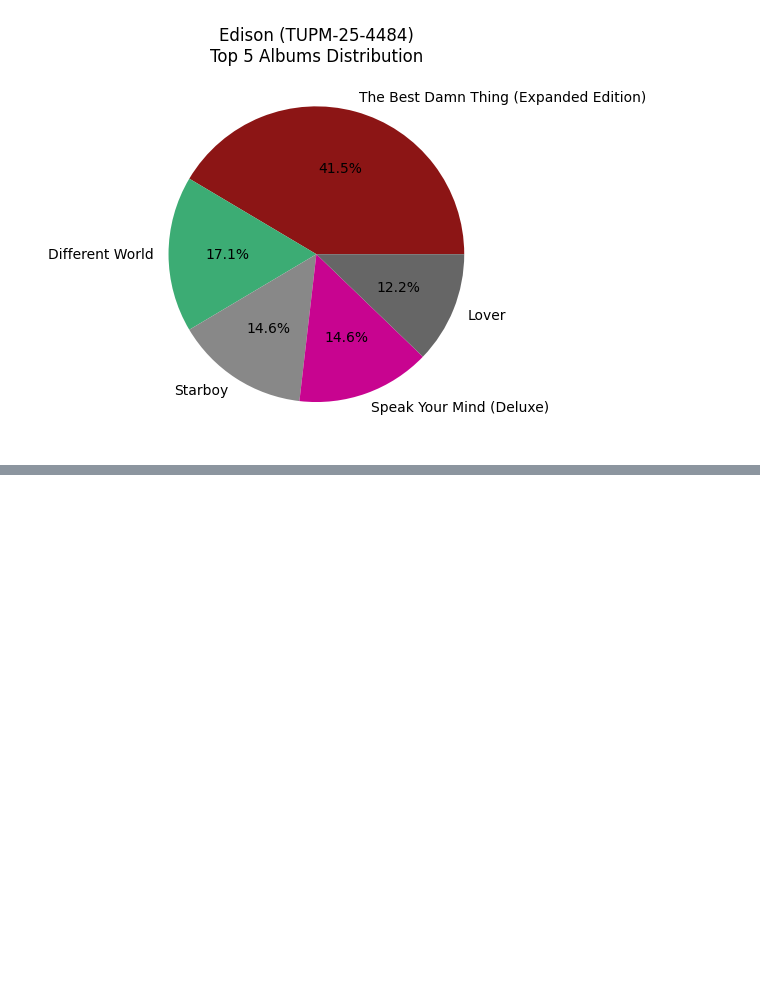
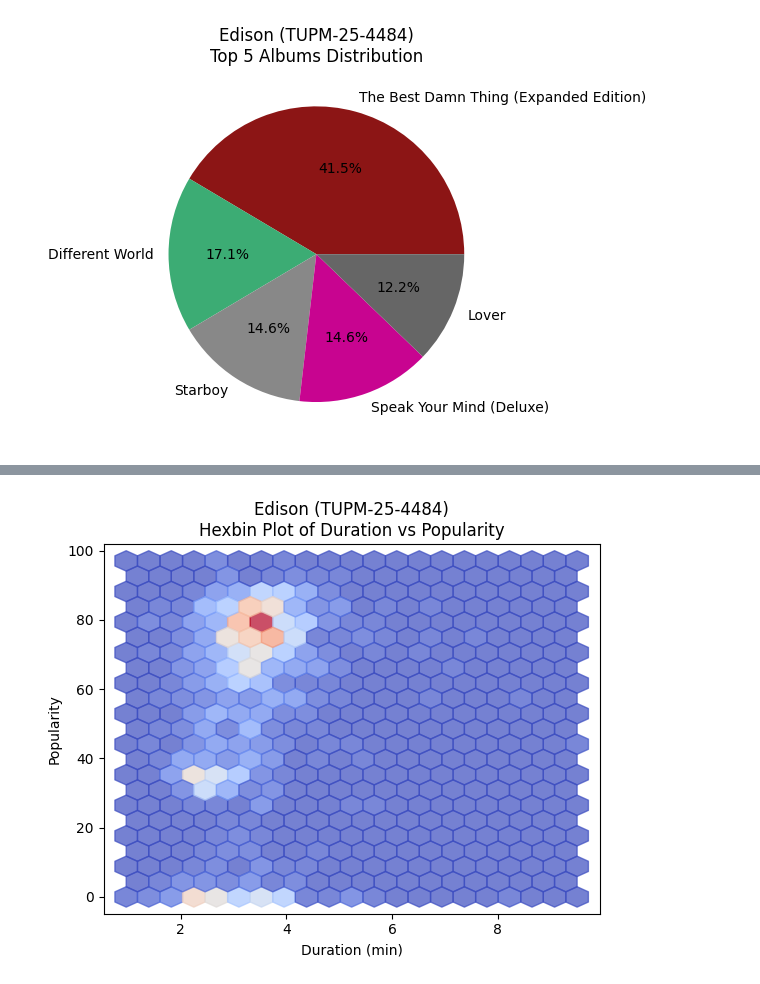
Before and after one commit to Ehdisown/Lab7_DataVisualization, a Jupyter notebook: Lab7_DataVisualization.ipynb, the cells around one changed output, grey strips where cells are left out. Cells and saved outputs as stored; diff of their text form; code cells hidden in the pictures; blank space fills up the shorter version.

```diff
--- a/Lab7_DataVisualization.ipynb
+++ b/Lab7_DataVisualization.ipynb
@@ -272,0 +299,9 @@ RuntimeError: clustermap requires scipy to be available
+# %%
+plt.hexbin(df['duration_min'], df['popularity'], gridsize=20,
+cmap='coolwarm', alpha=0.7)
+plt.xlabel('Duration (min)')
+plt.ylabel('Popularity')
+plt.title(f"{student_name} ({student_id})\nHexbin Plot of Duration vs Popularity")
+plt.show()
+# %% [output]
+[figure, added]
```
Also changed, not shown: parts of 10 cells of this notebook.
